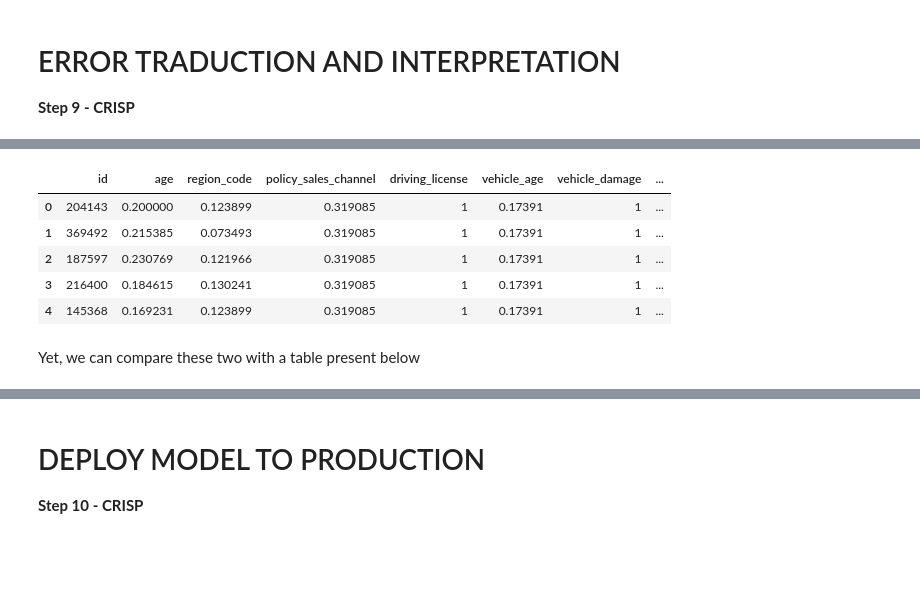
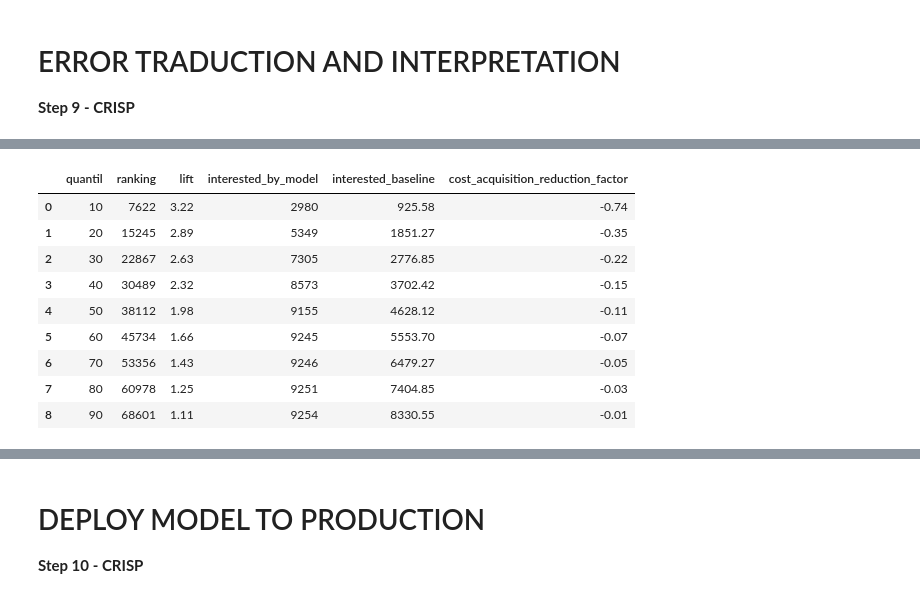
Before and after one commit to danieltodaDS/Health-Insurance-Cross-Sell, a Jupyter notebook: notebooks/1.0_dhrt_health_insurance_cross_sell.ipynb, the cells around one changed output, grey strips where cells are left out. Cells and saved outputs as stored; diff of their text form; code cells hidden in the pictures; blank space fills up the shorter version.

```diff
--- a/notebooks/1.0_dhrt_health_insurance_cross_sell.ipynb
+++ b/notebooks/1.0_dhrt_health_insurance_cross_sell.ipynb
@@ -1539,17 +1566,31 @@ skplt.metrics.plot_lift_curve(y_val,yhat)
-# %%
-df9.dtypes
-# %% [output]
-|  | id | age | region_code | policy_sales_channel | driving_license | vehicle_age | vehicle_damage | ... |
-| 0 | 204143 | 0.200000 | 0.123899 | 0.319085 | 1 | 0.17391 | 1 | ... |
-| 1 | 369492 | 0.215385 | 0.073493 | 0.319085 | 1 | 0.17391 | 1 | ... |
-| 2 | 187597 | 0.230769 | 0.121966 | 0.319085 | 1 | 0.17391 | 1 | ... |
-| 3 | 216400 | 0.184615 | 0.130241 | 0.319085 | 1 | 0.17391 | 1 | ... |
-| 4 | 145368 | 0.169231 | 0.123899 | 0.319085 | 1 | 0.17391 | 1 | ... |
-# %% [markdown]
-Yet, we can compare these two with a table present below
 # %%
-df9['random_model'] = df_aux['ranking']/df_aux.shape[0]
-df9['lift'] = df9['precision_at_k']/df9['random_model']
-df9['random_model'] = np.round(df9['random_model'], 3)
-step = 0.1, 0.2, 0.3, 0.4, 0.5, 0.6, 0.7, 0.8, 0.9, 1
-lift_table = df9.loc[(df9['random_model'] == 0.101)]
+# Calculating the lift values for each position
+df9['baseline_model'] = df9['ranking']/df9.shape[0] #as the same, of calculating the data divided per total of rows. Represents the rate of conversion of random model
+
+df9['lift'] = df9['recall_at_k'] / df9['baseline_model']
+
+# Filtering for decil
+quantis = [round(q) for q in quantiles (df9['ranking'], n=10)]
+
+df_aux = df9.loc[:, ['ranking','recall_at_k','baseline_model','lift','response']]
+df_aux['quantil'] = df_aux['ranking'].apply(lambda x: '10' if x == 7622 else '20' if x == 15245 else '30' if x == 22867 else '40' if x == 30489 else '50' if x == 38112 else
+                                                      '60' if x == 45734 else '70' if x == 53356 else '80' if x == 60978 else '90' if x == 68601 else 0)
+
+# Reduction per 1000 at cost of acquisition of customer
+df_aux['interested_by_model'] = df_aux['response'].cumsum()
+df_aux['interested_baseline'] = df_aux['baseline_model'] * df_aux['response'].sum()
+df_aux['cost_reduction_factor_per_1000'] = 1000*(df_aux['interested_baseline']-df_aux['interested_by_model'])/(df_aux['interested_by_model']*df_aux['interested_baseline'])
+
+df_aux = np.round(df_aux.loc[(df_aux['quantil'] != 0), ['quantil','ranking','lift','interested_by_model', 'interested_baseline','cost_reduction_factor_per_1000']],2).reset_index(drop=True)
+df_aux
+# %% [output]
+|  | quantil | ranking | lift | interested_by_model | interested_baseline | cost_acquisition_reduction_factor |
+| 0 | 10 | 7622 | 3.22 | 2980 | 925.58 | -0.74 |
+| 1 | 20 | 15245 | 2.89 | 5349 | 1851.27 | -0.35 |
+| 2 | 30 | 22867 | 2.63 | 7305 | 2776.85 | -0.22 |
+| 3 | 40 | 30489 | 2.32 | 8573 | 3702.42 | -0.15 |
+| 4 | 50 | 38112 | 1.98 | 9155 | 4628.12 | -0.11 |
+| 5 | 60 | 45734 | 1.66 | 9245 | 5553.70 | -0.07 |
+| 6 | 70 | 53356 | 1.43 | 9246 | 6479.27 | -0.05 |
+| 7 | 80 | 60978 | 1.25 | 9251 | 7404.85 | -0.03 |
+| 8 | 90 | 68601 | 1.11 | 9254 | 8330.55 | -0.01 |
```
Also changed, not shown: parts of 17 cells of this notebook, 7 other files.
